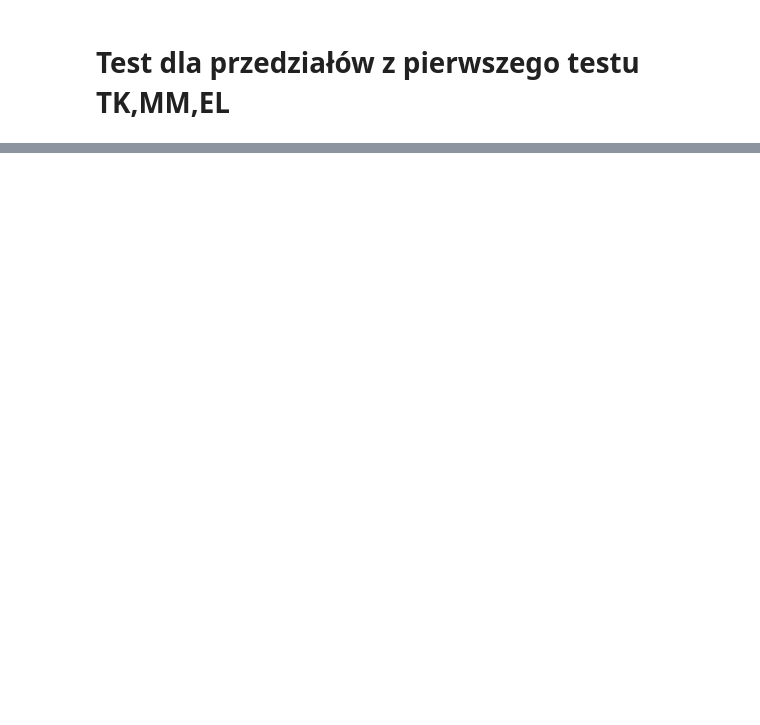
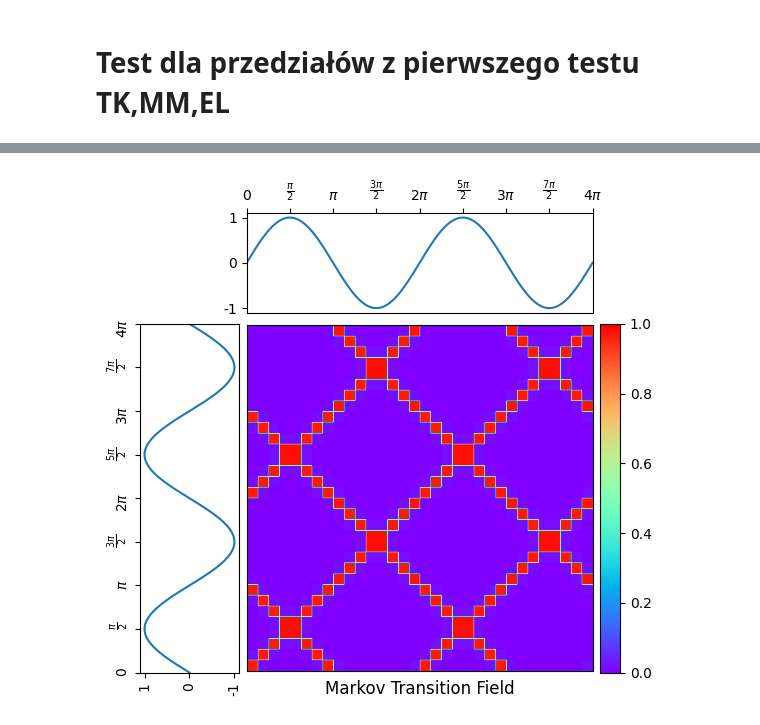
Before and after one commit to IcyArcticc/Master-s-thesis-visualisation-app, a Jupyter notebook: test_notebook.ipynb, the cells around one changed output, grey strips where cells are left out. Drawn from its saved outputs; the diff is of its cells as text; code cells hidden in the pictures; blank space fills up the shorter version.

```diff
--- a/test_notebook.ipynb
+++ b/test_notebook.ipynb
@@ -388,0 +465,70 @@ Cut 15 seconds from the end of the second log.
+# %%
+import numpy as np
+import matplotlib.pyplot as plt
+from pyts.image import MarkovTransitionField
+
+
+# Create a toy time series using the sine function
+time_points = np.linspace(0, 4 * np.pi, 1000)
+x = np.sin(time_points)
+X = np.array([x])
+
+# Compute Gramian angular fields
+mtf = MarkovTransitionField(n_bins=8)
+X_mtf = mtf.fit_transform(X)
+
+# Plot the time series and its Markov transition field
+width_ratios = (2, 7, 0.4)
+height_ratios = (2, 7)
+width = 6
+height = width * sum(height_ratios) / sum(width_ratios)
+fig = plt.figure(figsize=(width, height))
+gs = fig.add_gridspec(2, 3,  width_ratios=width_ratios,
+                      height_ratios=height_ratios,
+                      left=0.1, right=0.9, bottom=0.1, top=0.9,
+                      wspace=0.05, hspace=0.05)
+
+# Define the ticks and their labels for both axes
+time_ticks = np.linspace(0, 4 * np.pi, 9)
+time_ticklabels = [r'$0$', r'$\frac{\pi}{2}$', r'$\pi$',
+                   r'$\frac{3\pi}{2}$', r'$2\pi$', r'$\frac{5\pi}{2}$',
+                   r'$3\pi$', r'$\frac{7\pi}{2}$', r'$4\pi$']
+value_ticks = [-1, 0, 1]
+reversed_value_ticks = value_ticks[::-1]
+
+# Plot the time series on the left with inverted axes
+ax_left = fig.add_subplot(gs[1, 0])
+ax_left.plot(x, time_points)
+ax_left.set_xticks(reversed_value_ticks)
+ax_left.set_xticklabels(reversed_value_ticks, rotation=90)
+ax_left.set_yticks(time_ticks)
+ax_left.set_yticklabels(time_ticklabels, rotation=90)
+ax_left.set_ylim((0, 4 * np.pi))
+ax_left.invert_xaxis()
+
+# Plot the time series on the top
+ax_top = fig.add_subplot(gs[0, 1])
+ax_top.plot(time_points, x)
+ax_top.set_xticks(time_ticks)
+ax_top.set_xticklabels(time_ticklabels)
+ax_top.set_yticks(value_ticks)
+ax_top.set_yticklabels(value_ticks)
+ax_top.xaxis.tick_top()
+ax_top.set_xlim((0, 4 * np.pi))
+ax_top.set_yticklabels(value_ticks)
+
+# Plot the Gramian angular fields on the bottom right
+ax_mtf = fig.add_subplot(gs[1, 1])
+im = ax_mtf.imshow(X_mtf[0], cmap='rainbow', origin='lower', vmin=0., vmax=1.,
+                   extent=[0, 4 * np.pi, 0, 4 * np.pi])
+ax_mtf.set_xticks([])
+ax_mtf.set_yticks([])
+ax_mtf.set_title('Markov Transition Field', y=-0.09)
+
+# Add colorbar
+ax_cbar = fig.add_subplot(gs[1, 2])
+fig.colorbar(im, cax=ax_cbar)
+
+plt.show()
+# %% [output]
+[figure, added]
```
Also changed, not shown: parts of 14 cells of this notebook, 3 other files.
